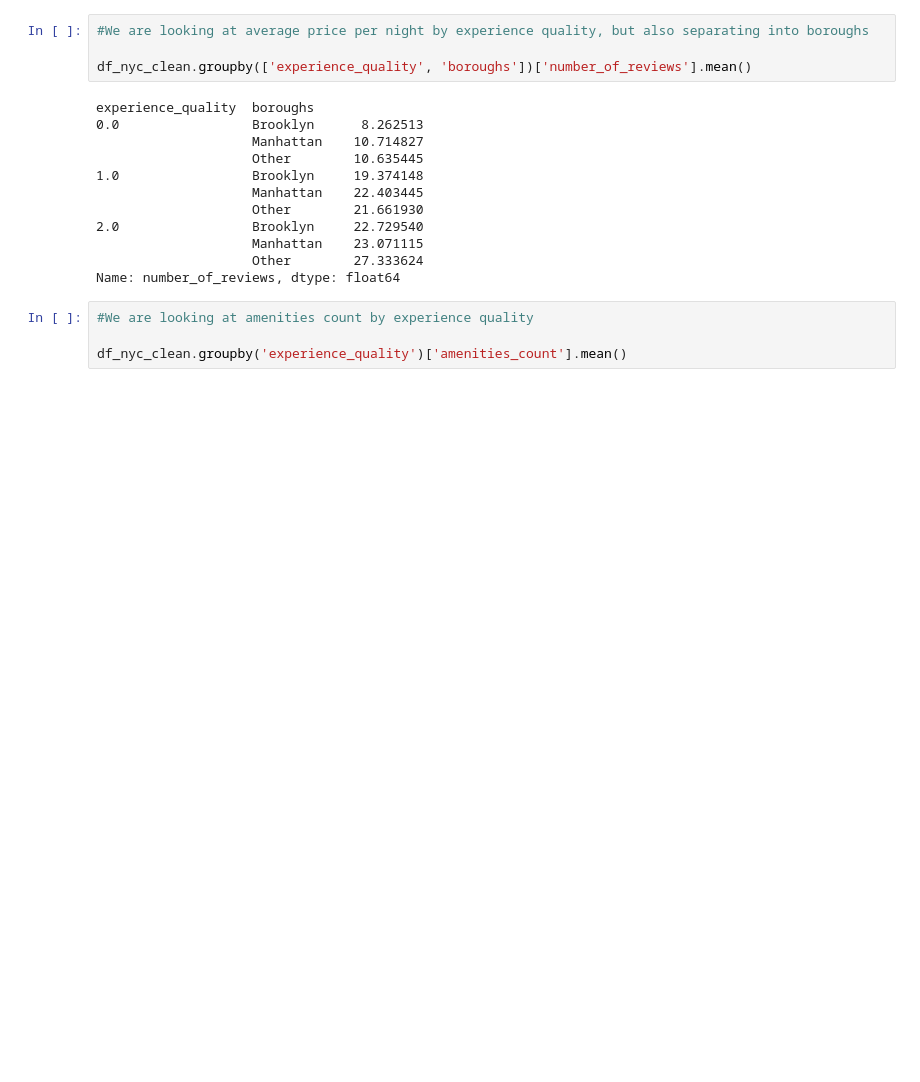
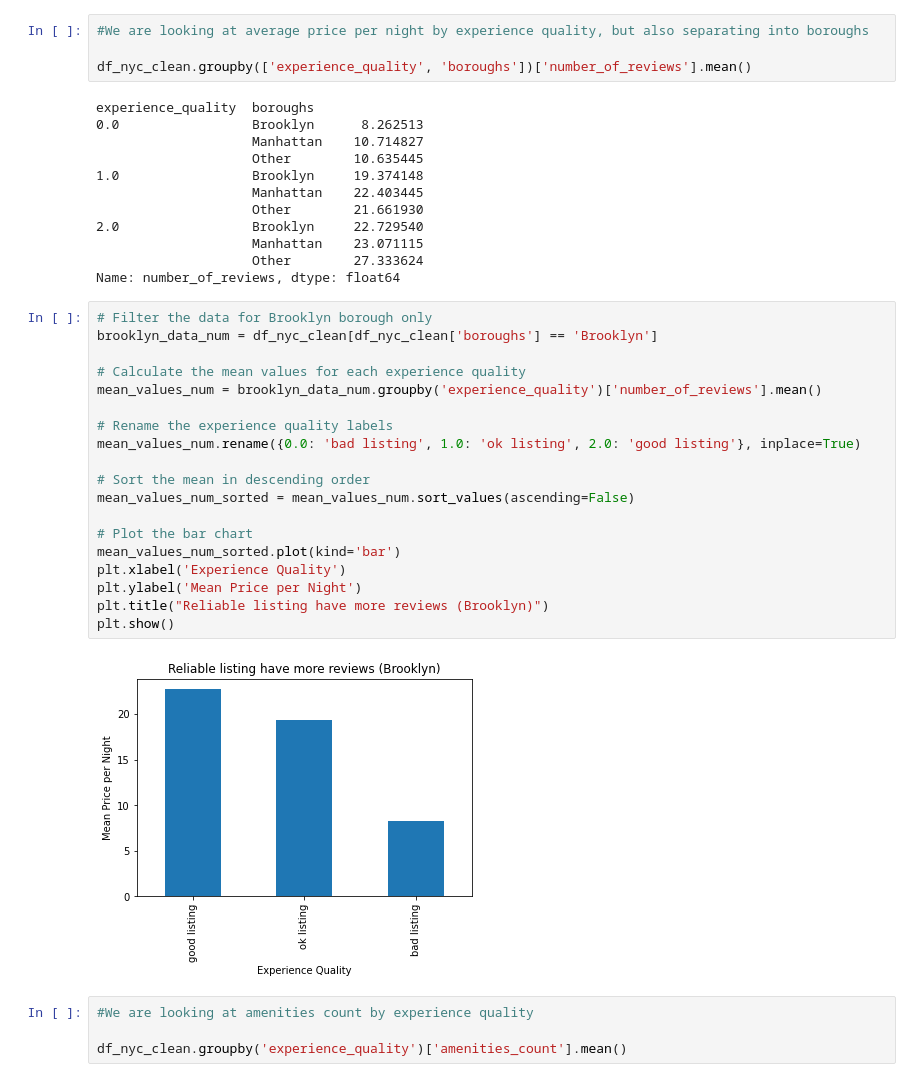
Before and after one commit to schoe4208/Airbnb-NYC-Predictive-Analysis, a Jupyter notebook: airbnb_notebook.ipynb, the cells around one changed output. Saved outputs shown, nothing was run; the diff lists cells and outputs as text; blank space fills up the shorter version.

```diff
--- a/airbnb_notebook.ipynb
+++ b/airbnb_notebook.ipynb
@@ -1059,6 +902,27 @@ experience_quality  boroughs
                     Manhattan    23.071115
                     Other        27.333624
 Name: number_of_reviews, dtype: float64
+# %%
+# Filter the data for Brooklyn borough only
+brooklyn_data_num = df_nyc_clean[df_nyc_clean['boroughs'] == 'Brooklyn']
+
+# Calculate the mean values for each experience quality
+mean_values_num = brooklyn_data_num.groupby('experience_quality')['number_of_reviews'].mean()
+
+# Rename the experience quality labels
+mean_values_num.rename({0.0: 'bad listing', 1.0: 'ok listing', 2.0: 'good listing'}, inplace=True)
+
+# Sort the mean in descending order
+mean_values_num_sorted = mean_values_num.sort_values(ascending=False)
+
+# Plot the bar chart
+mean_values_num_sorted.plot(kind='bar')
+plt.xlabel('Experience Quality')
+plt.ylabel('Mean Price per Night')
+plt.title("Reliable listing have more reviews (Brooklyn)")
+plt.show()
+# %% [output]
+[figure, added]
 # %%
 #We are looking at amenities count by experience quality
 
```
Also changed, not shown: parts of 73 cells of this notebook.
